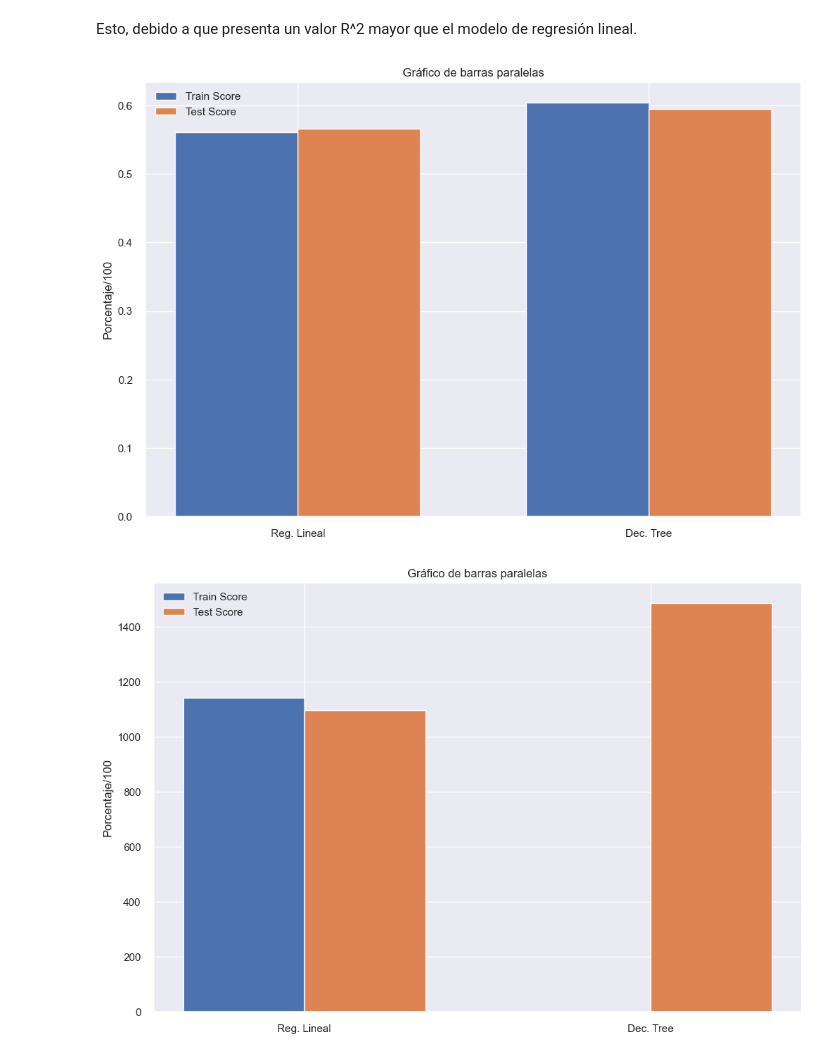
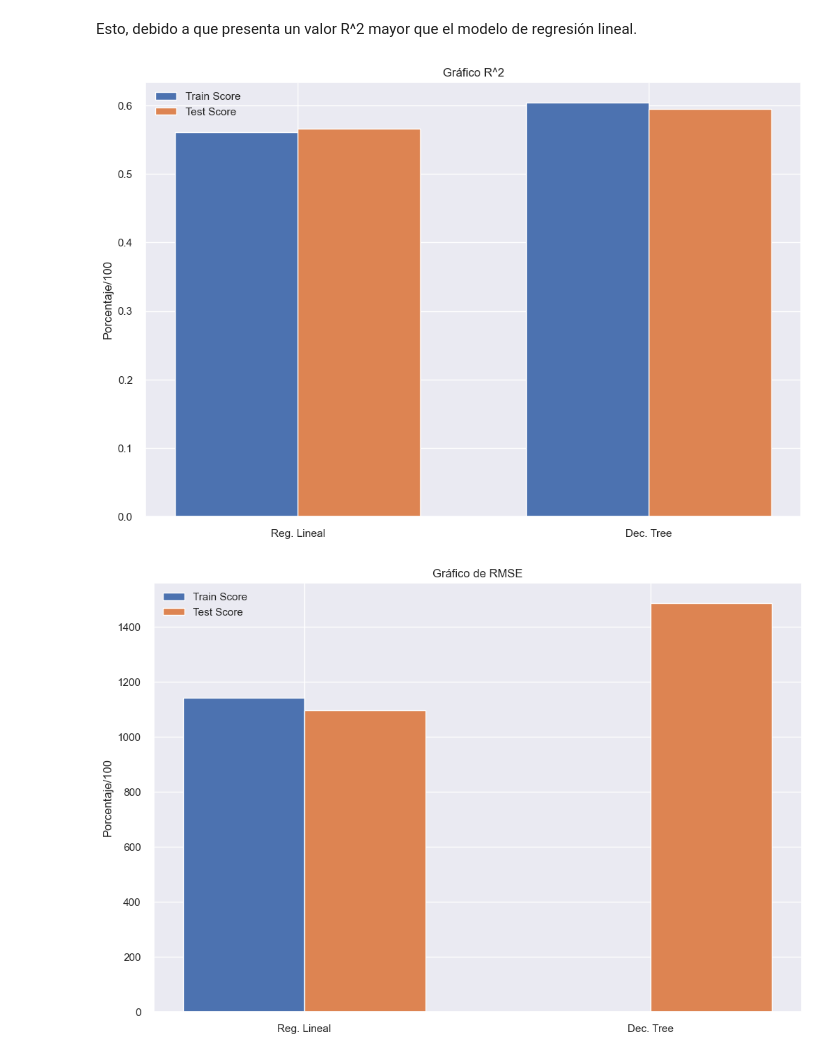
Before and after one commit to fabianestayt/predicciones-de-ventas, a Jupyter notebook: Predicciones.ipynb, the cells around one changed output. Drawn from its saved outputs; the diff is of its cells as text; code cells hidden in the pictures.

Commit message:
Gráficos actualizados

```diff
--- a/Predicciones.ipynb
+++ b/Predicciones.ipynb
@@ -846,30 +846,30 @@ Esto, debido a que presenta un valor R^2 mayor que el modelo de regresión linea
 # %%
 datos1 = [r2_train, train_5_score]
 datos2 = [r2_test, test_5_score]
 
 posiciones = np.arange(len(datos1))
 
 # Configurar el ancho de las barras
 ancho = 0.35
 
 # Crear el gráfico de barras
 fig, ax = plt.subplots()
 barras1 = ax.bar(posiciones - ancho/2, datos1, ancho, label='Train Score')
 barras2 = ax.bar(posiciones + ancho/2, datos2, ancho, label='Test Score')
 
 # Configurar las etiquetas de las barras en el eje X
 ax.set_xticks(posiciones)
 ax.set_xticklabels(['Reg. Lineal', 'Dec. Tree'])
 
 # Configurar las etiquetas de los ejes y el título del gráfico
 ax.set_ylabel('Porcentaje/100')
-ax.set_title('Gráfico de barras paralelas')
+ax.set_title('Gráfico R^2')
 
 # Mostrar la leyenda y el gráfico
 ax.legend()
 plt.show()
 # %% [output]
-[figure, old version]
+[figure, new version]
 # %%
 datos1 = [rmse_train, rmse_train_tree]
 datos2 = [rmse_test, rmse_test_tree]
@@ -890,10 +890,10 @@ ax.set_xticklabels(['Reg. Lineal', 'Dec. Tree'])
 
 # Configurar las etiquetas de los ejes y el título del gráfico
 ax.set_ylabel('Porcentaje/100')
-ax.set_title('Gráfico de barras paralelas')
+ax.set_title('Gráfico de RMSE')
 
 # Mostrar la leyenda y el gráfico
 ax.legend()
 plt.show()
 # %% [output]
-[figure, old version]
+[figure, new version]
```
